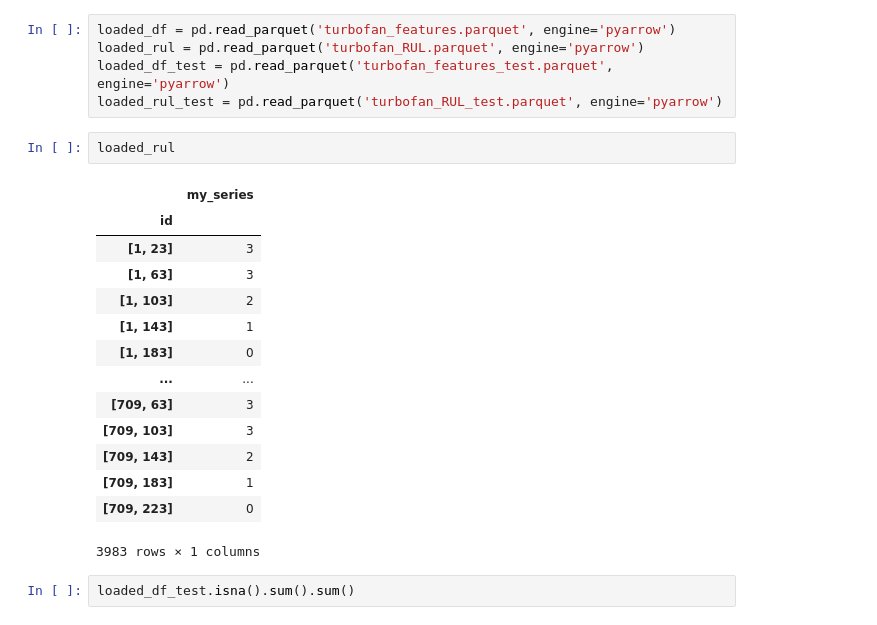
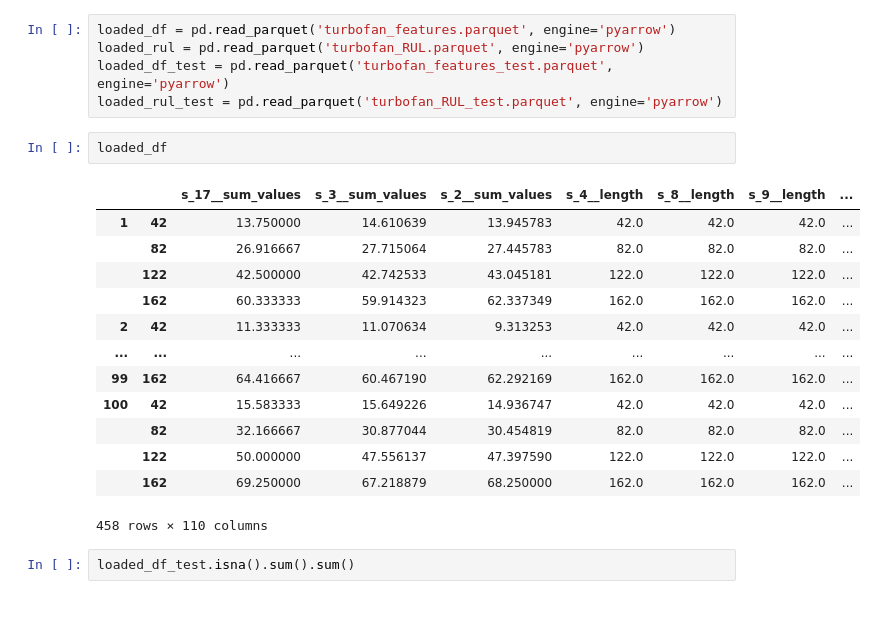
Before and after one commit to FelixSchreyer/BAR, a Jupyter notebook: Notebooks/Classification_Model.ipynb, the cells around one changed output. Cells and saved outputs as stored; diff of their text form.

```diff
--- a/Notebooks/Classification_Model.ipynb
+++ b/Notebooks/Classification_Model.ipynb
@@ -9,22 +9,21 @@ loaded_rul = pd.read_parquet('turbofan_RUL.parquet', engine='pyarrow')
 loaded_df_test = pd.read_parquet('turbofan_features_test.parquet', engine='pyarrow')
 loaded_rul_test = pd.read_parquet('turbofan_RUL_test.parquet', engine='pyarrow')
 # %%
-loaded_rul
+loaded_df
 # %% [output]
-|  | my_series |
-| id |  |
-| [1, 23] | 3 |
-| [1, 63] | 3 |
-| [1, 103] | 2 |
-| [1, 143] | 1 |
-| [1, 183] | 0 |
-| ... | ... |
-| [709, 63] | 3 |
-| [709, 103] | 3 |
-| [709, 143] | 2 |
-| [709, 183] | 1 |
-| [709, 223] | 0 |
+|  |  | s_17__sum_values | s_3__sum_values | s_2__sum_values | s_4__length | s_8__length | s_9__length | ... |
+| 1 | 42 | 13.750000 | 14.610639 | 13.945783 | 42.0 | 42.0 | 42.0 | ... |
+|  | 82 | 26.916667 | 27.715064 | 27.445783 | 82.0 | 82.0 | 82.0 | ... |
+|  | 122 | 42.500000 | 42.742533 | 43.045181 | 122.0 | 122.0 | 122.0 | ... |
+|  | 162 | 60.333333 | 59.914323 | 62.337349 | 162.0 | 162.0 | 162.0 | ... |
+| 2 | 42 | 11.333333 | 11.070634 | 9.313253 | 42.0 | 42.0 | 42.0 | ... |
+| ... | ... | ... | ... | ... | ... | ... | ... | ... |
+| 99 | 162 | 64.416667 | 60.467190 | 62.292169 | 162.0 | 162.0 | 162.0 | ... |
+| 100 | 42 | 15.583333 | 15.649226 | 14.936747 | 42.0 | 42.0 | 42.0 | ... |
+|  | 82 | 32.166667 | 30.877044 | 30.454819 | 82.0 | 82.0 | 82.0 | ... |
+|  | 122 | 50.000000 | 47.556137 | 47.397590 | 122.0 | 122.0 | 122.0 | ... |
+|  | 162 | 69.250000 | 67.218879 | 68.250000 | 162.0 | 162.0 | 162.0 | ... |
-3983 rows × 1 columns
+458 rows × 110 columns
 # %%
 loaded_df_test.isna().sum().sum()
 # %% [output]
```
Also changed, not shown: parts of 12 cells of this notebook, 25 other files.
